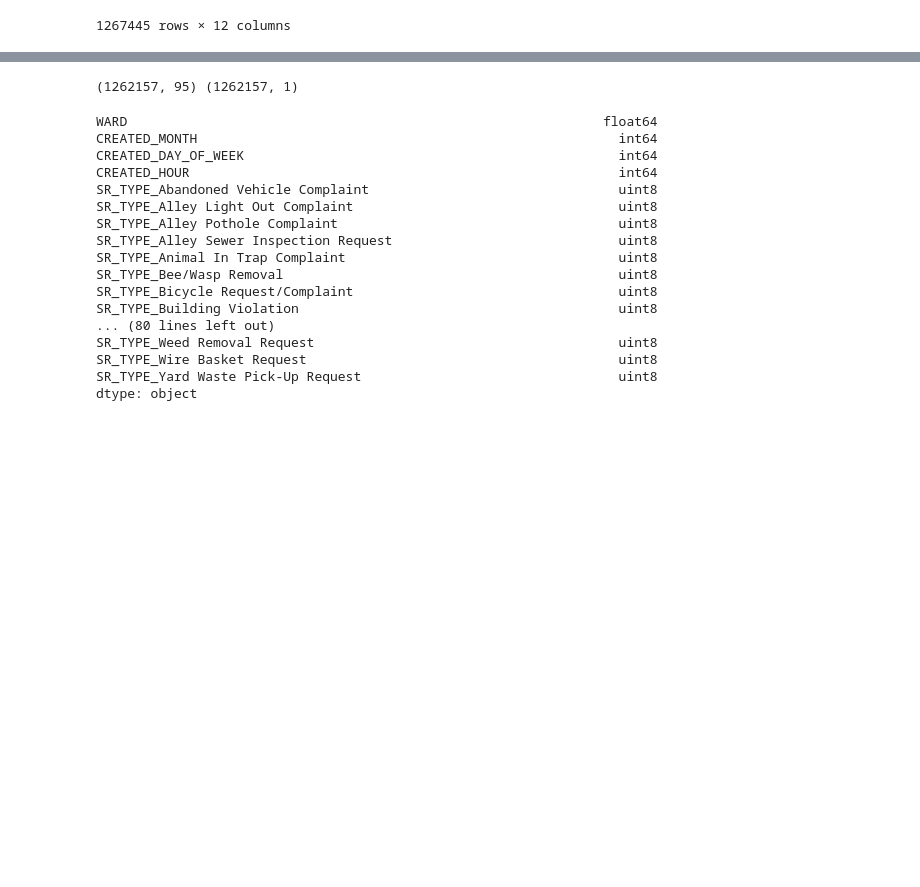
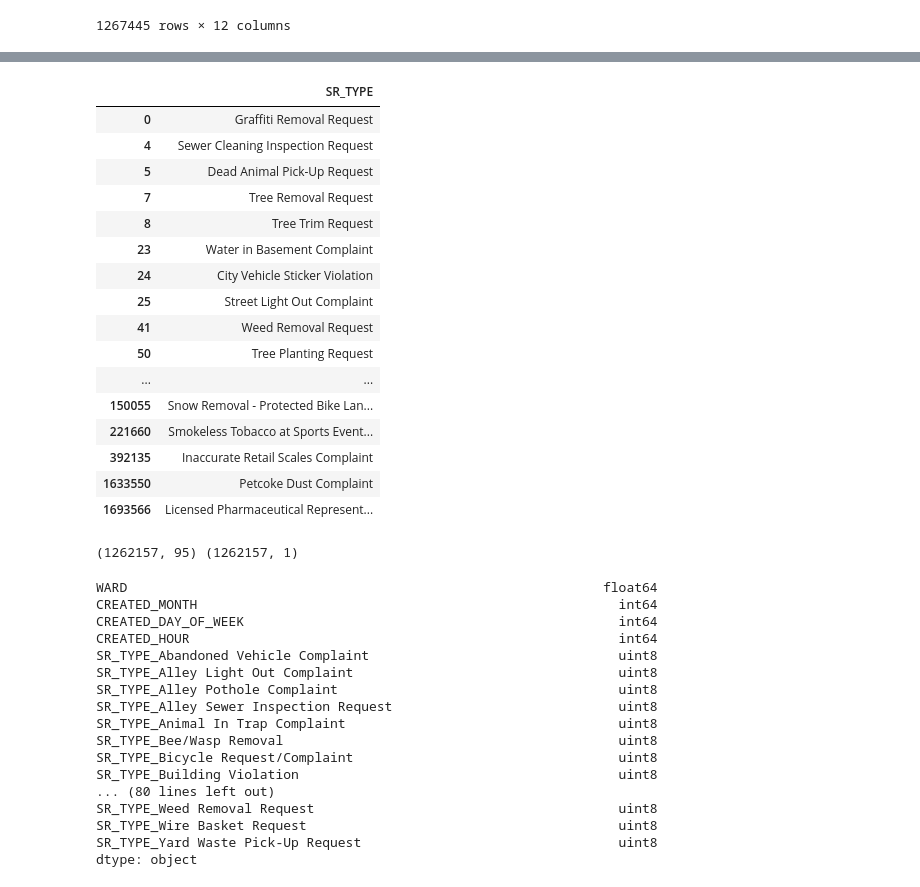
Before and after one commit to schwamb/311-service-project, a Jupyter notebook: 311_service_request.ipynb, the cells around one changed output, grey strips where cells are left out. Saved outputs shown, nothing was run; the diff lists cells and outputs as text; code cells hidden in the pictures; blank space fills up the shorter version.

```diff
--- a/311_service_request.ipynb
+++ b/311_service_request.ipynb
@@ -228 +228,4 @@ TIME_TO_COMPLETION (M)    0
 dtype: int64
+# %%
+sr_types_df = service_requests_with_time[['SR_TYPE']]
+sr_types_df
@@ -228,0 +246,22 @@ dtype: int64
+# %%
+sr_types_dupes = sr_types_df.drop_duplicates()
+# %%
+sr_types_dupes
+# %% [output]
+|  | SR_TYPE |
+| 0 | Graffiti Removal Request |
+| 4 | Sewer Cleaning Inspection Request |
+| 5 | Dead Animal Pick-Up Request |
+| 7 | Tree Removal Request |
+| 8 | Tree Trim Request |
+| 23 | Water in Basement Complaint |
+| 24 | City Vehicle Sticker Violation |
+| 25 | Street Light Out Complaint |
+| 41 | Weed Removal Request |
+| 50 | Tree Planting Request |
+| ... | ... |
+| 150055 | Snow Removal - Protected Bike Lan... |
+| 221660 | Smokeless Tobacco at Sports Event... |
+| 392135 | Inaccurate Retail Scales Complaint |
+| 1633550 | Petcoke Dust Complaint |
+| 1693566 | Licensed Pharmaceutical Represent... |
```
Also changed, not shown: parts of 17 cells of this notebook, 2 other files.
